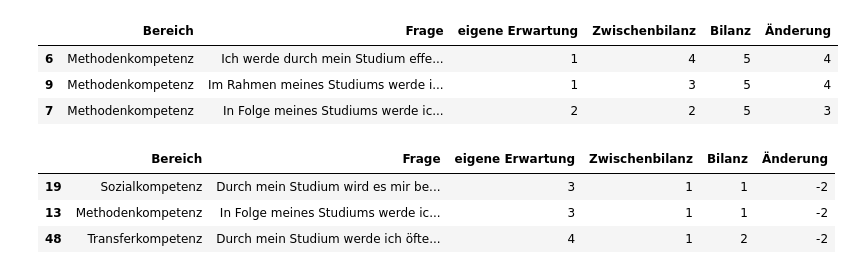
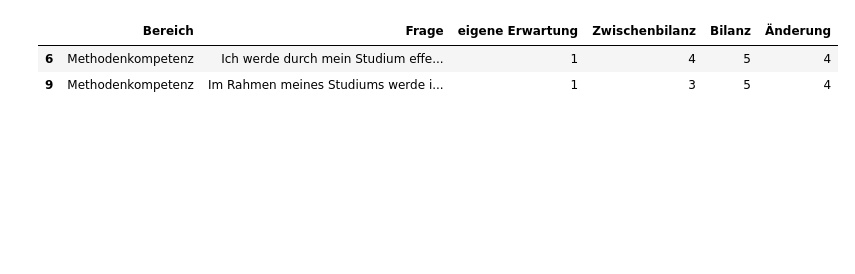
Before and after one commit to BeneKenobi/bachelor-kolloquium, a Jupyter notebook: theorie-praxis-transfer/_kompetenz_check_exploration.ipynb, the cells around one changed output. Saved outputs shown, nothing was run; the diff lists cells and outputs as text; code cells hidden in the pictures; blank space fills up the shorter version.

```diff
--- a/kompetenz_check/_kompetenz_check_exploration.ipynb
+++ b/theorie-praxis-transfer/_kompetenz_check_exploration.ipynb
@@ -71,14 +62,6 @@ df.sort_values(by=['Änderung'], inplace=True, ascending=False)
-# %%
-df.head(3)
-# %% [output]
-|  | Bereich | Frage | eigene Erwartung | Zwischenbilanz | Bilanz | Änderung |
-| 6 | Methodenkompetenz | Ich werde durch mein Studium effe... | 1 | 4 | 5 | 4 |
-| 9 | Methodenkompetenz | Im Rahmen meines Studiums werde i... | 1 | 3 | 5 | 4 |
-| 7 | Methodenkompetenz | In Folge meines Studiums werde ic... | 2 | 2 | 5 | 3 |
-# %%
-df.tail(3)
-# %% [output]
-|  | Bereich | Frage | eigene Erwartung | Zwischenbilanz | Bilanz | Änderung |
-| 19 | Sozialkompetenz | Durch mein Studium wird es mir be... | 3 | 1 | 1 | -2 |
-| 13 | Methodenkompetenz | In Folge meines Studiums werde ic... | 3 | 1 | 1 | -2 |
-| 48 | Transferkompetenz | Durch mein Studium werde ich öfte... | 4 | 1 | 2 | -2 |
+# %%
+df[df["Änderung"] == df["Änderung"].max()]
+# %% [output]
+|  | Bereich | Frage | eigene Erwartung | Zwischenbilanz | Bilanz | Änderung |
+| 6 | Methodenkompetenz | Ich werde durch mein Studium effe... | 1 | 4 | 5 | 4 |
+| 9 | Methodenkompetenz | Im Rahmen meines Studiums werde i... | 1 | 3 | 5 | 4 |
```
Also changed, not shown: parts of 4 cells of this notebook, 7 other files.
